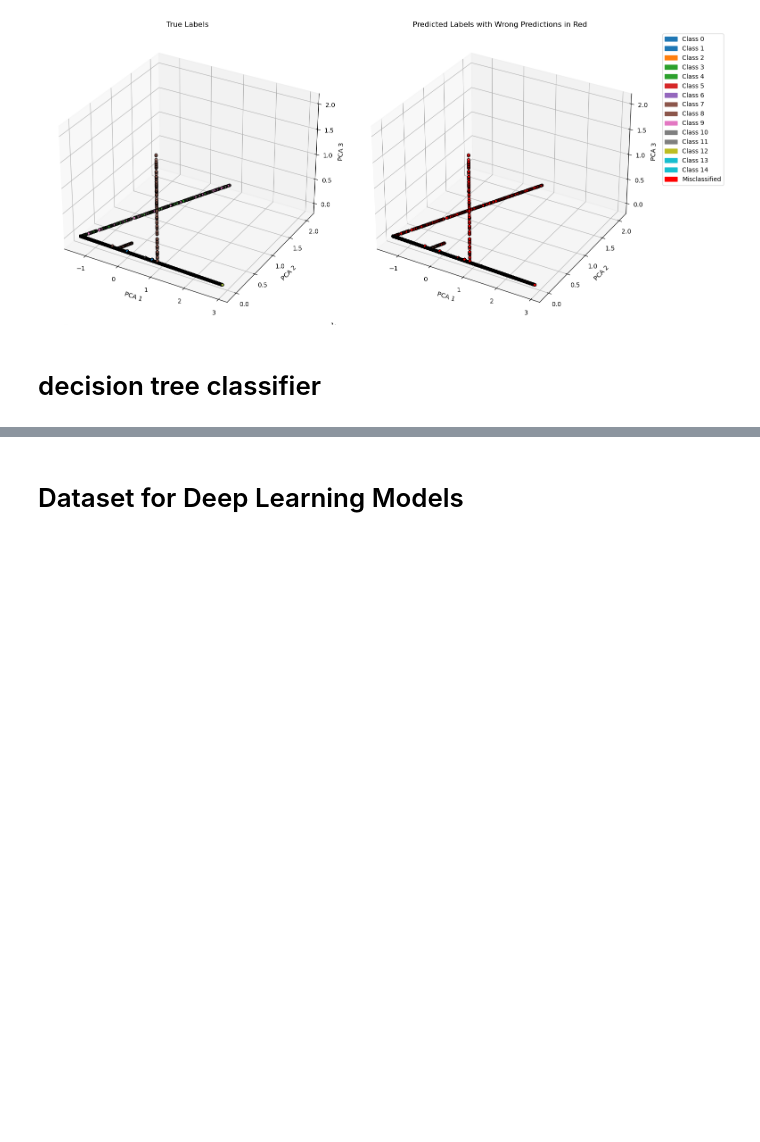
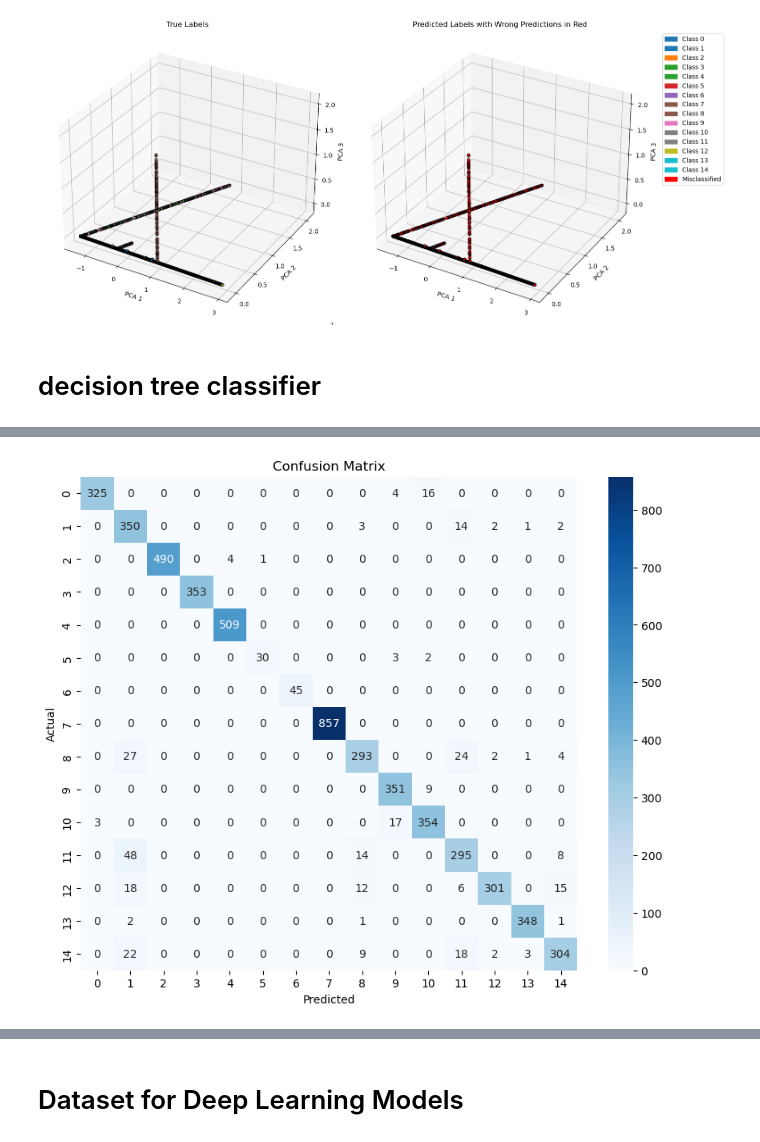
Before and after one commit to afnanaghai4/thesis, a Jupyter notebook: model_training.ipynb, the cells around one changed output, grey strips where cells are left out. Saved outputs shown, nothing was run; the diff lists cells and outputs as text; code cells hidden in the pictures; blank space fills up the shorter version.

```diff
--- a/model_training.ipynb
+++ b/model_training.ipynb
@@ -294,7 +294,7 @@ print("Test class distribution:\n", y_test.value_counts())
 print("X shape:", X.shape)
 print("X columns:", X.columns.tolist())
 # %%
-
+num_classes = len(np.unique(y_train))
 
 
 model = XGBClassifier(
@@ -304,9 +304,9 @@ model = XGBClassifier(
     subsample=0.8,
     colsample_bytree=0.8,
     random_state=42,
-    use_label_encoder=False,       # Disable the label encoder warning
-    objective='binary:logistic',   # Important: binary classification objective
-    eval_metric='logloss'          # Evaluation metric
+    objective='multi:softmax',       # Use softmax for multiclass
+    num_class=num_classes,
+    eval_metric='mlogloss'          # Evaluation metric
 )
 
 # Start timer
@@ -323,10 +323,3 @@ model.fit(
 end_time = time.time()
 
 model.save_model("xgb_model.json")
-
-# upload_file(
-#     path_or_fileobj="xgb_model.json",  # or "xgb_model.pkl"
-#     path_in_repo="xgb_model.json",     # File name in the repo
-#     repo_id="ScHemer34/DT_XGBoost",
-#     repo_type="model"
-# )
@@ -341,0 +372,11 @@ print(f"\n✅ Model trained in {training_duration:.2f} seconds")
+# %%
+# Confusion matrix
+cm = confusion_matrix(y_test, y_pred)
+plt.figure(figsize=(10, 8))
+sns.heatmap(cm, annot=True, fmt='d', cmap='Blues', xticklabels=np.unique(y_test), yticklabels=np.unique(y_test))
+plt.xlabel('Predicted')
+plt.ylabel('Actual')
+plt.title('Confusion Matrix')
+plt.show()
+# %% [output]
+[figure, added]
```
Also changed, not shown: parts of 9 cells of this notebook, 1 other file.
